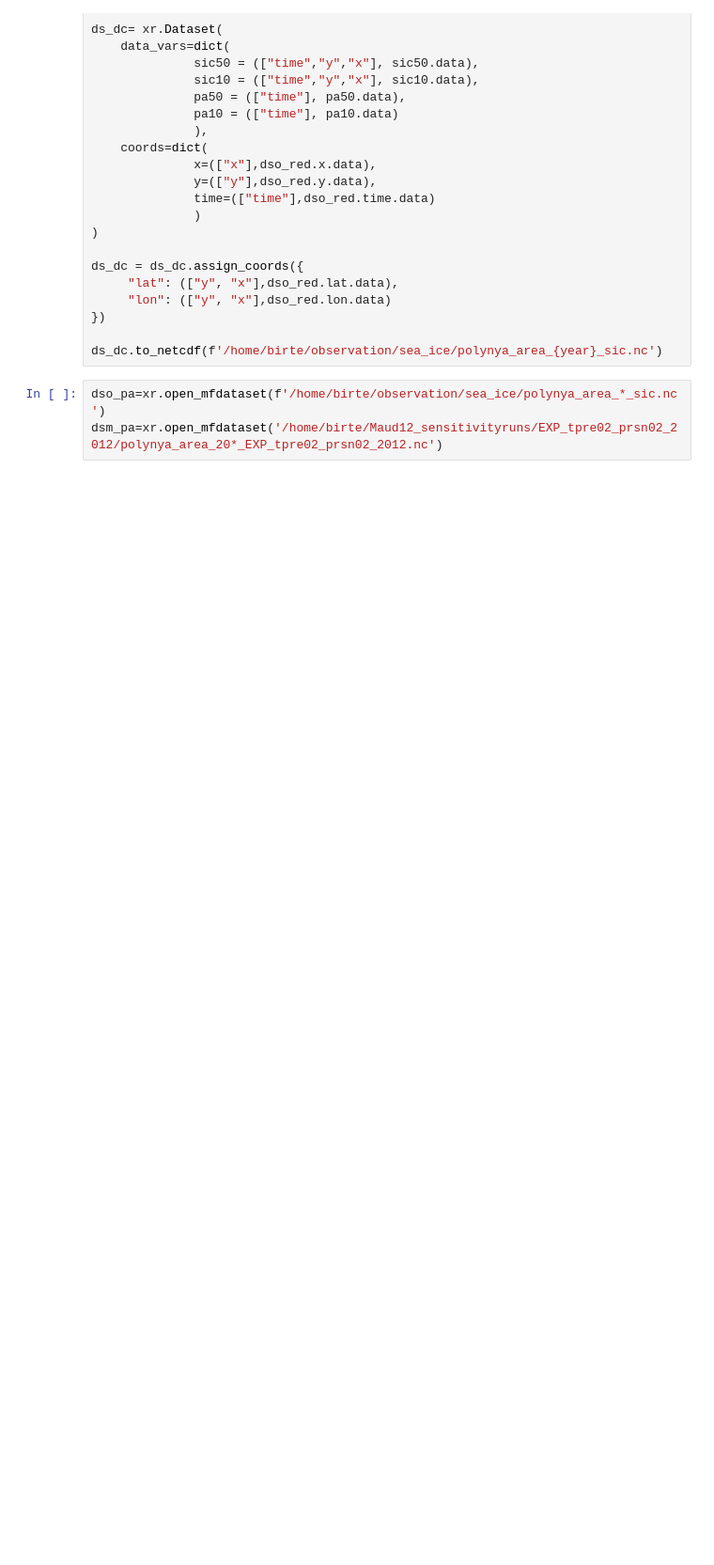
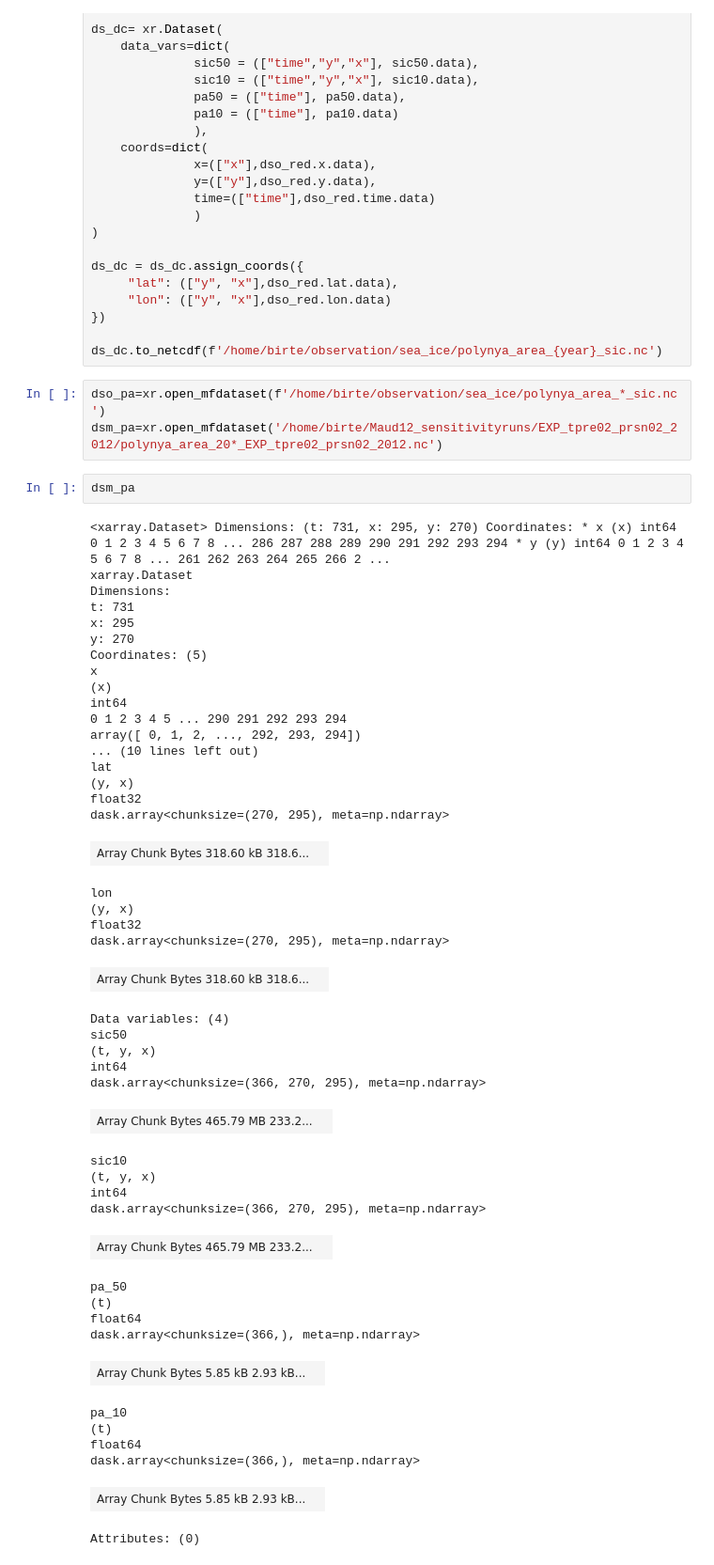
Before and after one commit to bguelk/JAMES_2024_MRP_modelling, a Jupyter notebook: Figures/Figure4.ipynb, the cells around one changed output. Shown at 94% size. Cells and saved outputs as stored; diff of their text form; blank space fills up the shorter version.

```diff
--- a/Figures/Figure4.ipynb
+++ b/Figures/Figure4.ipynb
@@ -197,3 +75,51 @@ ds_dc.to_netcdf(f'/home/birte/observation/sea_ice/polynya_area_{year}_sic.nc')
 # %%
 dso_pa=xr.open_mfdataset(f'/home/birte/observation/sea_ice/polynya_area_*_sic.nc')
 dsm_pa=xr.open_mfdataset('/home/birte/Maud12_sensitivityruns/EXP_tpre02_prsn02_2012/polynya_area_20*_EXP_tpre02_prsn02_2012.nc')
+# %%
+dsm_pa
+# %% [output]
+<xarray.Dataset> Dimensions: (t: 731, x: 295, y: 270) Coordinates: * x (x) int64 0 1 2 3 4 5 6 7 8 ... 286 287 288 289 290 291 292 293 294 * y (y) int64 0 1 2 3 4 5 6 7 8 ... 261 262 263 264 265 266 2 ...
+xarray.Dataset
+Dimensions:
+t: 731
+x: 295
+y: 270
+Coordinates: (5)
+x
+(x)
+int64
+0 1 2 3 4 5 ... 290 291 292 293 294
+array([ 0, 1, 2, ..., 292, 293, 294])
+... (10 lines left out)
+lat
+(y, x)
+float32
+dask.array<chunksize=(270, 295), meta=np.ndarray>
+| Array Chunk Bytes 318.60 kB 318.6... |  |
+lon
+(y, x)
+float32
+dask.array<chunksize=(270, 295), meta=np.ndarray>
+| Array Chunk Bytes 318.60 kB 318.6... |  |
+Data variables: (4)
+sic50
+(t, y, x)
+int64
+dask.array<chunksize=(366, 270, 295), meta=np.ndarray>
+| Array Chunk Bytes 465.79 MB 233.2... |  |
+sic10
+(t, y, x)
+int64
+dask.array<chunksize=(366, 270, 295), meta=np.ndarray>
+| Array Chunk Bytes 465.79 MB 233.2... |  |
+pa_50
+(t)
+float64
+dask.array<chunksize=(366,), meta=np.ndarray>
+| Array Chunk Bytes 5.85 kB 2.93 kB... |  |
+pa_10
+(t)
+float64
+dask.array<chunksize=(366,), meta=np.ndarray>
+| Array Chunk Bytes 5.85 kB 2.93 kB... |  |
+Attributes: (0)
```
Also changed, not shown: parts of 5 cells of this notebook, 6 other files.
